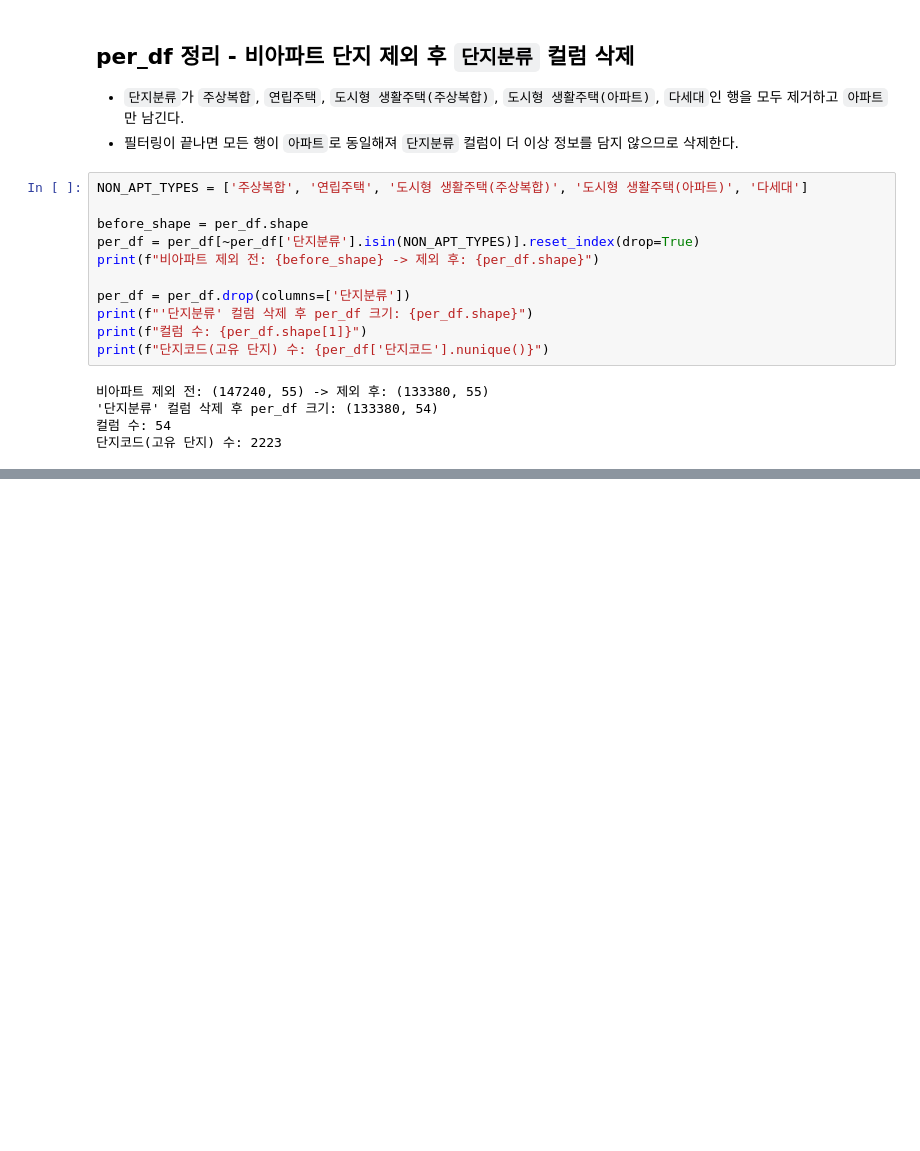
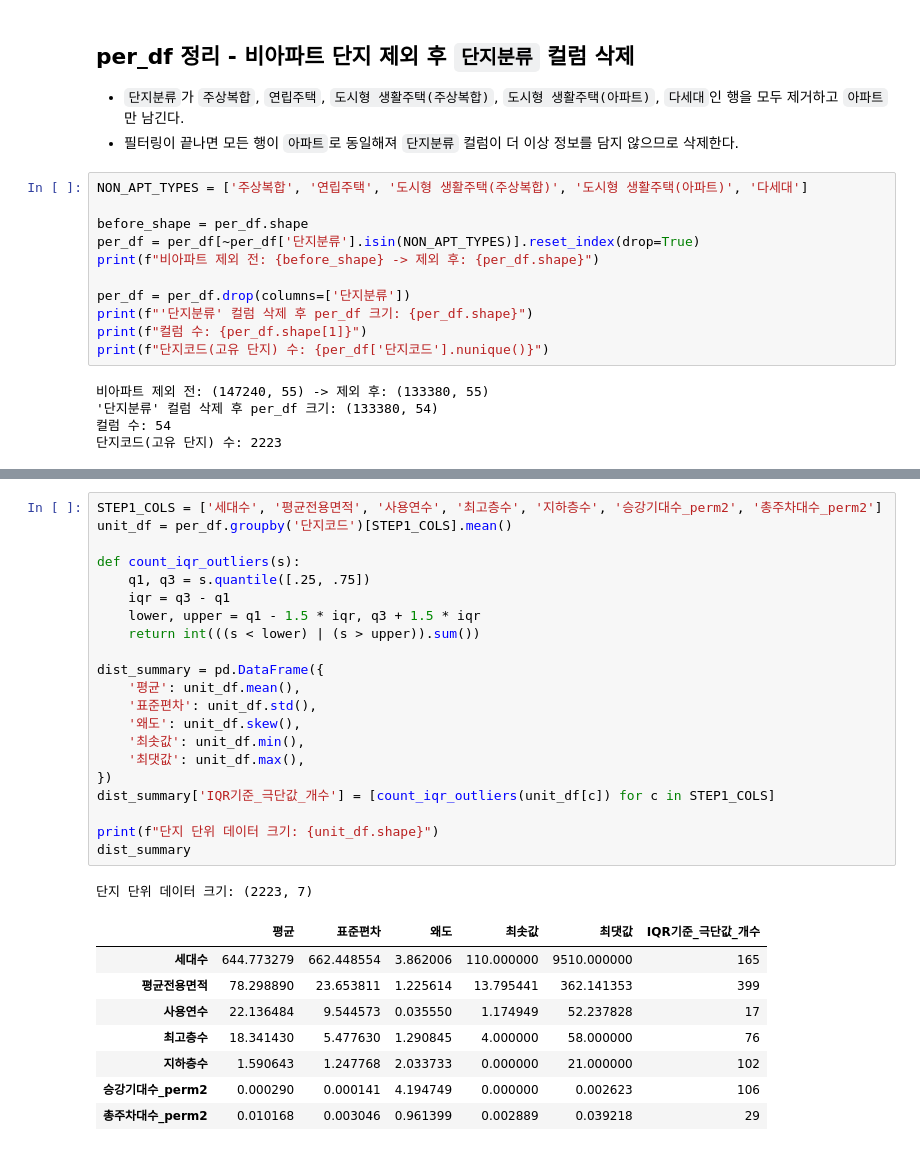
Before and after one commit to roh-git/mlapt_project, a Jupyter notebook: main_analysis.ipynb, the cells around one changed output, grey strips where cells are left out. Cells and saved outputs as stored; diff of their text form; blank space fills up the shorter version.

```diff
--- a/main_analysis.ipynb
+++ b/main_analysis.ipynb
@@ -364,0 +427,31 @@ print(f"단지코드(고유 단지) 수: {per_df['단지코드'].nunique()}")
+# %%
+STEP1_COLS = ['세대수', '평균전용면적', '사용연수', '최고층수', '지하층수', '승강기대수_perm2', '총주차대수_perm2']
+unit_df = per_df.groupby('단지코드')[STEP1_COLS].mean()
+
+def count_iqr_outliers(s):
+    q1, q3 = s.quantile([.25, .75])
+    iqr = q3 - q1
+    lower, upper = q1 - 1.5 * iqr, q3 + 1.5 * iqr
+    return int(((s < lower) | (s > upper)).sum())
+
+dist_summary = pd.DataFrame({
+    '평균': unit_df.mean(),
+    '표준편차': unit_df.std(),
+    '왜도': unit_df.skew(),
+    '최솟값': unit_df.min(),
+    '최댓값': unit_df.max(),
+})
+dist_summary['IQR기준_극단값_개수'] = [count_iqr_outliers(unit_df[c]) for c in STEP1_COLS]
+
+print(f"단지 단위 데이터 크기: {unit_df.shape}")
+dist_summary
+# %% [output]
+단지 단위 데이터 크기: (2223, 7)
+|  | 평균 | 표준편차 | 왜도 | 최솟값 | 최댓값 | IQR기준_극단값_개수 |
+| 세대수 | 644.773279 | 662.448554 | 3.862006 | 110.000000 | 9510.000000 | 165 |
+| 평균전용면적 | 78.298890 | 23.653811 | 1.225614 | 13.795441 | 362.141353 | 399 |
+| 사용연수 | 22.136484 | 9.544573 | 0.035550 | 1.174949 | 52.237828 | 17 |
+| 최고층수 | 18.341430 | 5.477630 | 1.290845 | 4.000000 | 58.000000 | 76 |
+| 지하층수 | 1.590643 | 1.247768 | 2.033733 | 0.000000 | 21.000000 | 102 |
+| 승강기대수_perm2 | 0.000290 | 0.000141 | 4.194749 | 0.000000 | 0.002623 | 106 |
+| 총주차대수_perm2 | 0.010168 | 0.003046 | 0.961399 | 0.002889 | 0.039218 | 29 |
```
Also changed, not shown: parts of 15 cells of this notebook.
